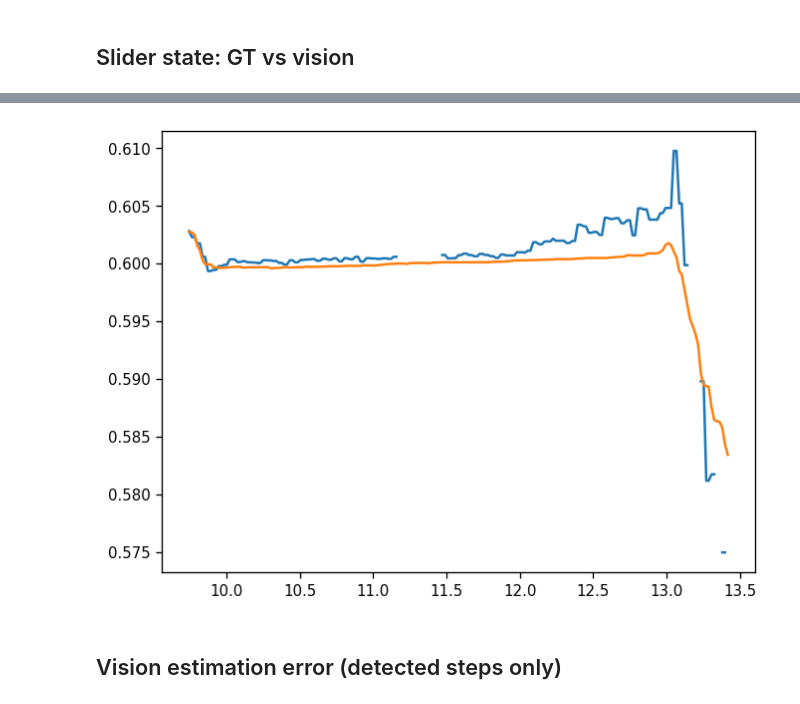
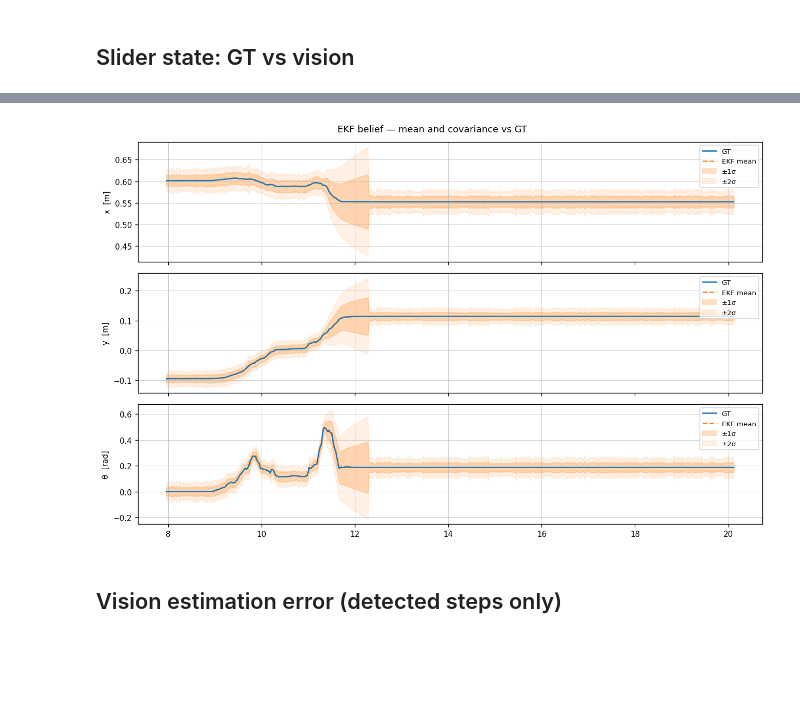
Before and after one commit to AlexanderWegenerRobotics/vision-mpc, a Jupyter notebook: analysis/analysis.ipynb, the cells around one changed output, grey strips where cells are left out. Saved outputs shown, nothing was run; the diff lists cells and outputs as text; code cells hidden in the pictures; blank space fills up the shorter version.

```diff
--- a/analysis/analysis.ipynb
+++ b/analysis/analysis.ipynb
@@ -148,10 +146,30 @@ plt.show()
-# %%
-start, stop = 100, 300
-plt.plot(t[start:stop], ep["vis_state"][start:stop, 0])
-plt.plot(t[start:stop], ep["gt_state"][start:stop, 0])
-plt.show()
-# %% [output]
-[figure, removed]
+# %%
+labels = ["x  [m]", "y  [m]", "θ  [rad]"]
+fig, axes = plt.subplots(3, 1, figsize=(11, 7), sharex=True)
+
+for i, (ax, lbl) in enumerate(zip(axes, labels)):
+    cov_i = ep["obs_cov"][:, i, i]
+    sigma  = np.sqrt(np.clip(cov_i, 0, None))
+
+    ax.plot(t, ep["gt_state"][:, i],  lw=1.5, color="C0", label="GT",        zorder=3)
+    ax.plot(t, ep["obs_state"][:, i], lw=1.5, color="C1", label="EKF mean",   zorder=2, ls="--")
+    ax.fill_between(t,
+                    ep["obs_state"][:, i] - sigma,
+                    ep["obs_state"][:, i] + sigma,
+                    color="C1", alpha=0.25, label="±1σ", zorder=1)
+    ax.fill_between(t,
+                    ep["obs_state"][:, i] - 2*sigma,
+                    ep["obs_state"][:, i] + 2*sigma,
+                    color="C1", alpha=0.10, label="±2σ", zorder=0)
+    ax.set_ylabel(lbl)
+    ax.legend(loc="upper right", fontsize=8)
+    ax.grid(True, lw=0.4)
+
+fig.suptitle("EKF belief — mean and covariance vs GT")
+fig.tight_layout()
+plt.show()
+# %% [output]
+[figure, added]
 # %% [markdown]
 ## Vision estimation error (detected steps only)
 # %%
```
Also changed, not shown: parts of 10 cells of this notebook, 4 other files.
